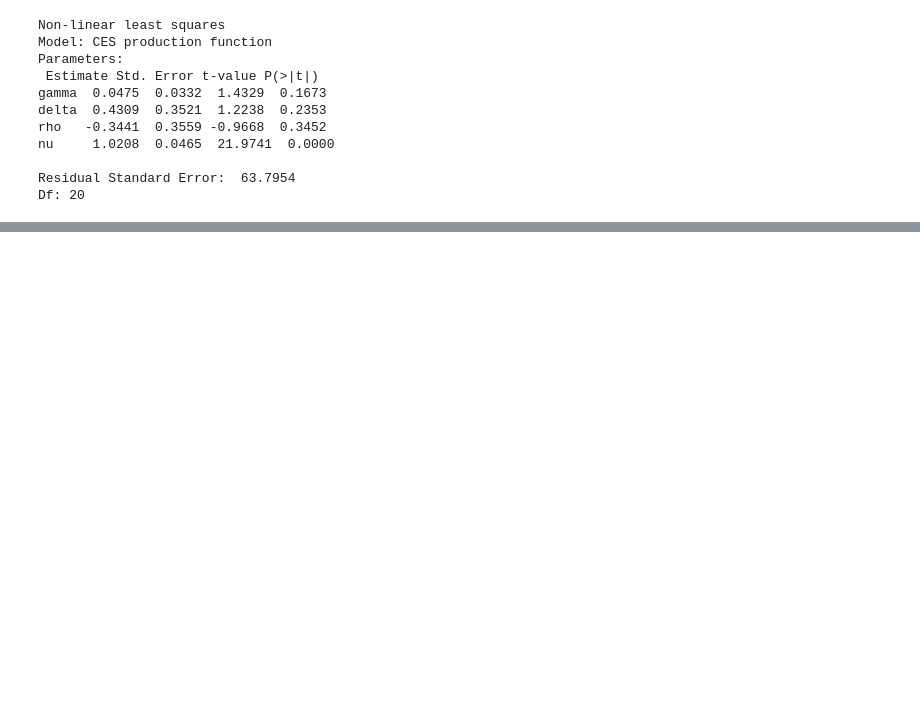
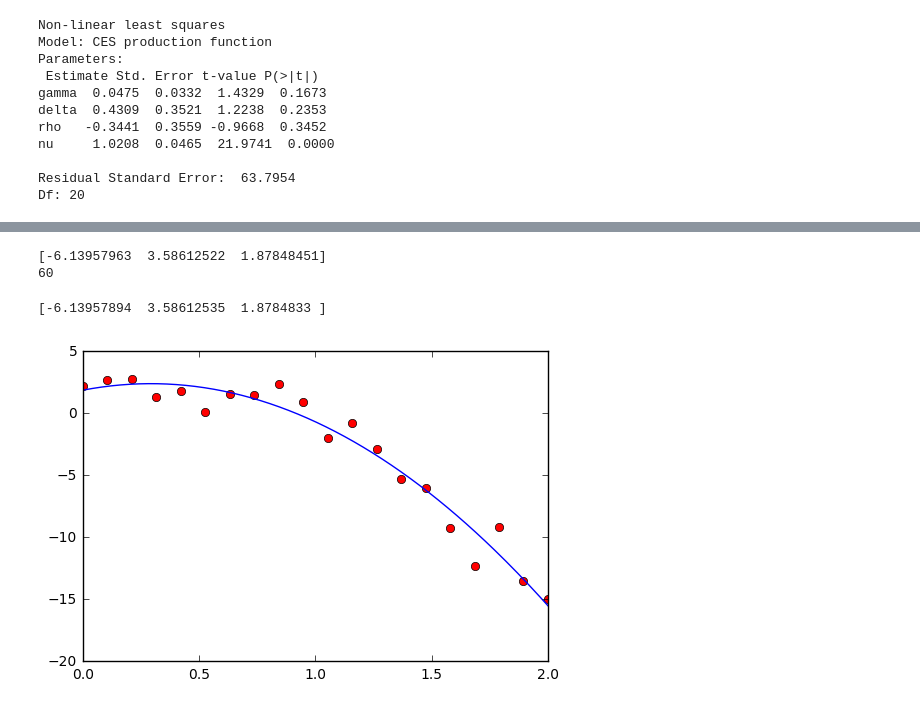
Before and after one commit to jonduan/Economics_note, a Jupyter notebook: econometrics/ECON545/Nonlinear Least Square Regression.ipynb, the cells around one changed output, grey strips where cells are left out. Saved outputs shown, nothing was run; the diff lists cells and outputs as text; code cells hidden in the pictures; blank space fills up the shorter version.

```diff
--- a/econometrics/ECON545/Nonlinear Least Square Regression.ipynb
+++ b/econometrics/ECON545/Nonlinear Least Square Regression.ipynb
@@ -302,3 +418,23 @@ Df: 20
+# %%
+def min_residual(p, x, y):
+    return sum(residual(p, x, y)**2)
+
+res = optimize.minimize(min_residual, p0, method='L-BFGS-B', args=(x, y))
+print( res.x)
+print( res.nfev)
+# %% [output]
+[-6.13957963  3.58612522  1.87848451]
+60
+# %%
+popt, pcov = optimize.curve_fit(f, x, y, p0=p0)
+print( popt)
+
+plt.plot(x, y, 'or')
+plt.plot(xn, f(xn, *popt))
+plt.show()
+# %% [output]
+[-6.13957894  3.58612535  1.8784833 ]
+[figure, added]
 # %%
 # stnd    = input(r'P ($\%$) and $\theta$ of pol. standard? (as tuple)')
 # p       = stnd[0]/100.
```
Also changed, not shown: parts of 12 cells of this notebook, 8 other files.
